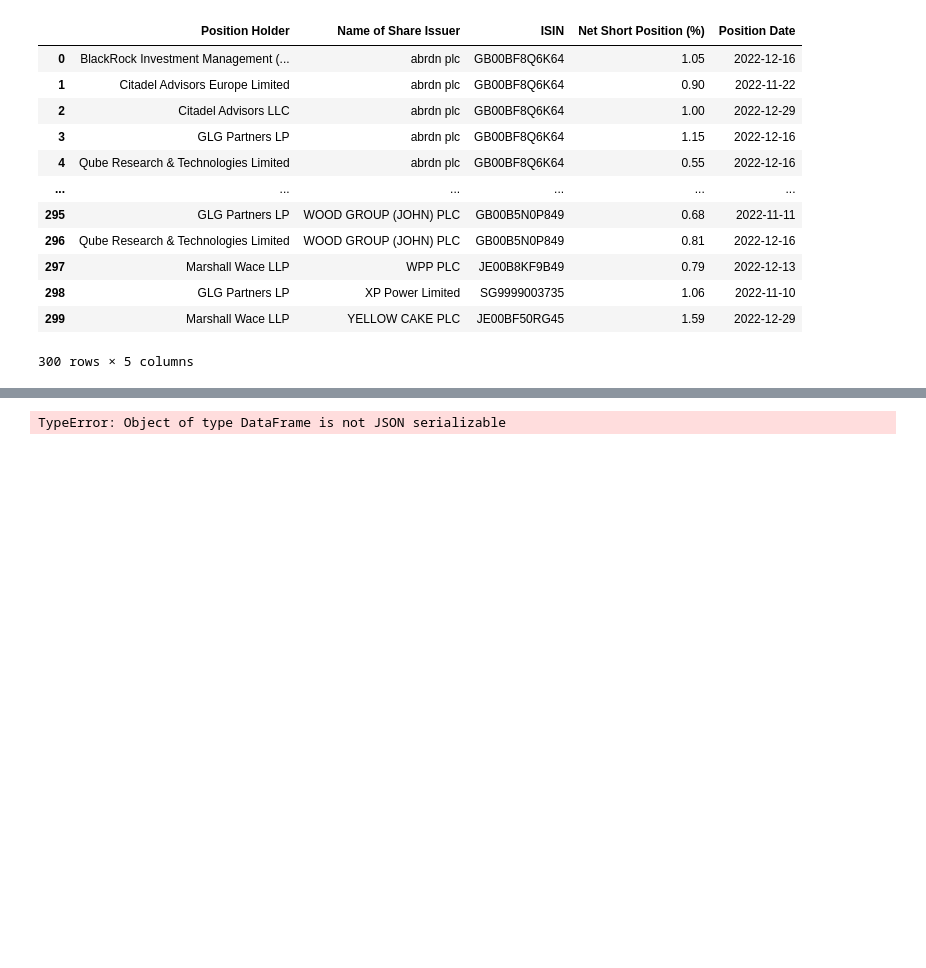
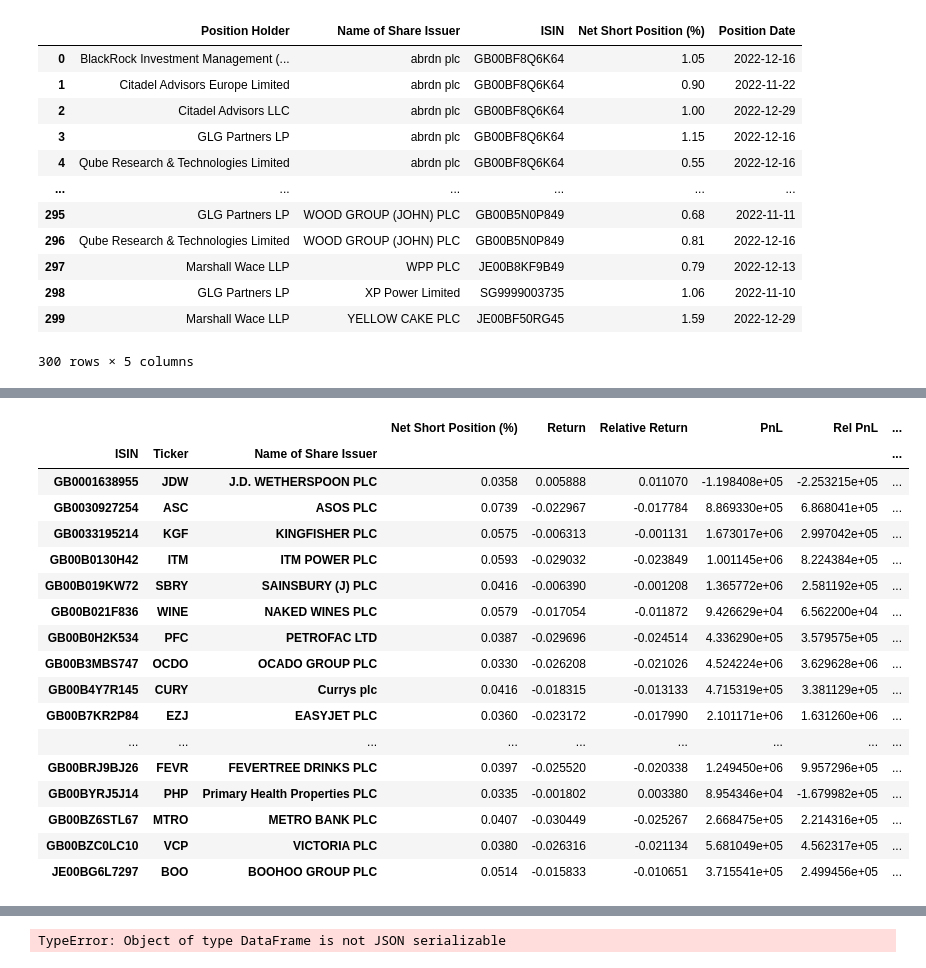
Before and after one commit to nikulpatel3141/UK-Short-Tracker, a Jupyter notebook: Notebooks/process_scripting.ipynb, the cells around one changed output, grey strips where cells are left out. Saved outputs shown, nothing was run; the diff lists cells and outputs as text; code cells hidden in the pictures; blank space fills up the shorter version.

Commit message:
scripting for displaying metrics

```diff
--- a/Notebooks/process_scripting.ipynb
+++ b/Notebooks/process_scripting.ipynb
@@ -348,0 +332,62 @@ top_sec_aug
+# %%
+cur_discl = discl_data_[discl_data_[DATE_COL]==latest_rpt_date]
+
+dt_cond = (discl_data_[DATE_COL] <= latest_rpt_date) & (discl_data_[DATE_COL]>= lookback_date)
+lookback_discl = discl_data_[dt_cond]
+
+top_sec_shorts, top_fund_shorts = subset_top_shorts(cur_discl, top_n)
+# %%
+def _subset_index(df, df_subset, index_cols):
+    """Subsets df on df_susbet where the values in df[index_cols] are
+    in df_subset[index_cols]
+    """
+    idx = df_subset.set_index(index_cols).index
+    subset_ind = df.set_index(index_cols).index.isin(idx)
+    return df.loc[subset_ind]
+
+top_sec_shorts_lookback = _subset_index(lookback_discl, top_sec_shorts, [ISIN_COL])
+top_sec_shorts_lookback = top_sec_shorts_lookback.groupby([ISIN_COL, TICKER_COL, SHARE_ISSUER_COL, DATE_COL])[SHORT_POS_COL].sum().reset_index()
+top_sec_shorts_lookback_ = top_sec_shorts_lookback.merge(mkt_data_concat, on=[DATE_COL, TICKER_COL], how='left')
+top_sec_shorts_lookback_aug = augment_discl_metrics(top_sec_shorts_lookback_).sort_values(by=[TICKER_COL, DATE_COL])
+# %%
+import pandas as pd
+
+id_cols = [ISIN_COL, TICKER_COL, SHARE_ISSUER_COL]
+EXPO_DIFF_COL = "Exposure Change"
+LOOKBACK_DATE_COL = "Lookback Date"
+
+cumulate_ret = lambda x: (1+x).cumprod()-1
+top_tail_diff = lambda x: x.iloc[0] - x.iloc[-1]
+
+aggfuncs = {
+    SHORT_POS_COL: pd.NamedAgg(column=SHORT_POS_COL, aggfunc="last"),
+    RET_COL: pd.NamedAgg(column=RET_COL, aggfunc=cumulate_ret),
+    REL_RET_COL: pd.NamedAgg(column=REL_RET_COL, aggfunc=cumulate_ret),
+    PNL_COL: pd.NamedAgg(column=PNL_COL, aggfunc="sum"),
+    REL_PNL_COL: pd.NamedAgg(column=REL_PNL_COL, aggfunc="sum"),
+    DTC_COL: pd.NamedAgg(column=DTC_COL, aggfunc="last"),
+    EXPO_COL: pd.NamedAgg(column=EXPO_COL, aggfunc="last"),
+    EXPO_DIFF_COL: pd.NamedAgg(column=EXPO_COL, aggfunc=top_tail_diff),
+    LOOKBACK_DATE_COL: pd.NamedAgg(column=DATE_COL, aggfunc="min"),
+}
+
+top_sec_shorts_lookback_aug.groupby(id_cols).agg(**aggfuncs)
+# %% [output]
+|  |  |  | Net Short Position (%) | Return | Relative Return | PnL | Rel PnL | ... |
+| ISIN | Ticker | Name of Share Issuer |  |  |  |  |  | ... |
+| GB0001638955 | JDW | J.D. WETHERSPOON PLC | 0.0358 | 0.005888 | 0.011070 | -1.198408e+05 | -2.253215e+05 | ... |
+| GB0030927254 | ASC | ASOS PLC | 0.0739 | -0.022967 | -0.017784 | 8.869330e+05 | 6.868041e+05 | ... |
+| GB0033195214 | KGF | KINGFISHER PLC | 0.0575 | -0.006313 | -0.001131 | 1.673017e+06 | 2.997042e+05 | ... |
+| GB00B0130H42 | ITM | ITM POWER PLC | 0.0593 | -0.029032 | -0.023849 | 1.001145e+06 | 8.224384e+05 | ... |
+| GB00B019KW72 | SBRY | SAINSBURY (J) PLC | 0.0416 | -0.006390 | -0.001208 | 1.365772e+06 | 2.581192e+05 | ... |
+| GB00B021F836 | WINE | NAKED WINES PLC | 0.0579 | -0.017054 | -0.011872 | 9.426629e+04 | 6.562200e+04 | ... |
+| GB00B0H2K534 | PFC | PETROFAC LTD | 0.0387 | -0.029696 | -0.024514 | 4.336290e+05 | 3.579575e+05 | ... |
+| GB00B3MBS747 | OCDO | OCADO GROUP PLC | 0.0330 | -0.026208 | -0.021026 | 4.524224e+06 | 3.629628e+06 | ... |
+| GB00B4Y7R145 | CURY | Currys plc | 0.0416 | -0.018315 | -0.013133 | 4.715319e+05 | 3.381129e+05 | ... |
+| GB00B7KR2P84 | EZJ | EASYJET PLC | 0.0360 | -0.023172 | -0.017990 | 2.101171e+06 | 1.631260e+06 | ... |
+| ... | ... | ... | ... | ... | ... | ... | ... | ... |
+| GB00BRJ9BJ26 | FEVR | FEVERTREE DRINKS PLC | 0.0397 | -0.025520 | -0.020338 | 1.249450e+06 | 9.957296e+05 | ... |
+| GB00BYRJ5J14 | PHP | Primary Health Properties PLC | 0.0335 | -0.001802 | 0.003380 | 8.954346e+04 | -1.679982e+05 | ... |
+| GB00BZ6STL67 | MTRO | METRO BANK PLC | 0.0407 | -0.030449 | -0.025267 | 2.668475e+05 | 2.214316e+05 | ... |
+| GB00BZC0LC10 | VCP | VICTORIA PLC | 0.0380 | -0.026316 | -0.021134 | 5.681049e+05 | 4.562317e+05 | ... |
+| JE00BG6L7297 | BOO | BOOHOO GROUP PLC | 0.0514 | -0.015833 | -0.010651 | 3.715541e+05 | 2.499456e+05 | ... |
```
Also changed, not shown: parts of 9 cells of this notebook, 2 other files.
